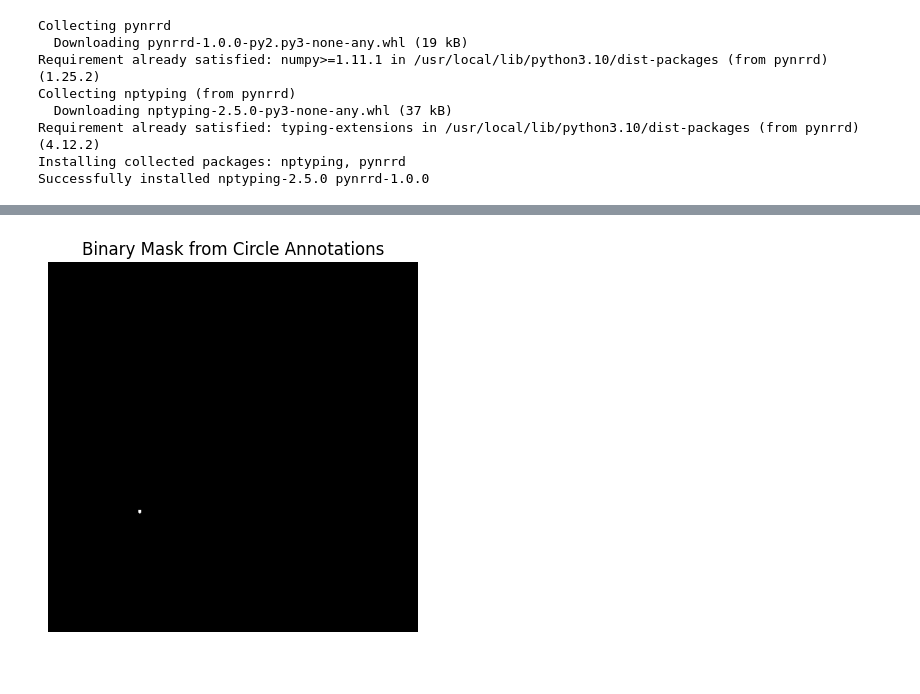
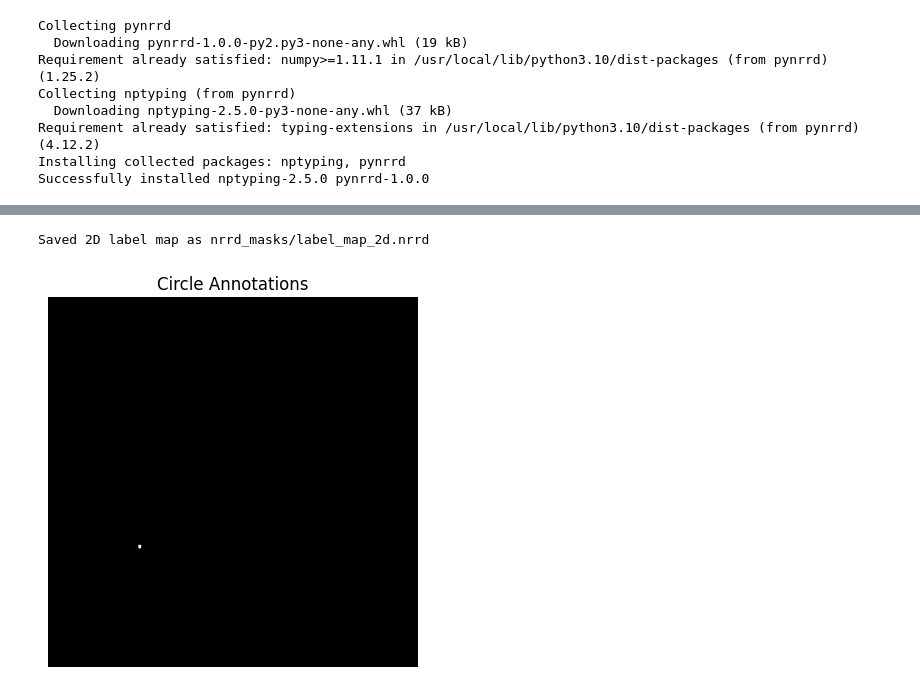
Before and after one commit to Neermita18/NSCLC_gene_mutation_cse_intern, a Jupyter notebook: Tumor_segmentations_from_XML_AIM.ipynb, the cells around one changed output, grey strips where cells are left out. Cells and saved outputs as stored; diff of their text form; code cells hidden in the pictures.

```diff
--- a/Tumor_segmentations_from_XML_AIM.ipynb
+++ b/Tumor_segmentations_from_XML_AIM.ipynb
@@ -101,17 +104,19 @@ dicom_data = pydicom.dcmread(dicom_file)
 
 circles = extract_circle_annotations(xml_file)
 
-fig, ax = plt.subplots(figsize=(10, 10))
-ax.imshow(dicom_data.pixel_array, cmap=plt.cm.bone)
+fig, ax = plt.subplots(figsize=(8, 8))
+ax.imshow(dicom_data.pixel_array, cmap='gray')
 
 
 ax.set_aspect('equal')
 
 
 for center, radius in circles:
-    circle = Circle(center, radius, color='w', fill=False)
+    circle = Circle(center, radius, color='r', fill=False)
     ax.add_patch(circle)
 
+
+ax.axis('off')
 plt.title('DICOM with Circle Annotations Overlay')
 plt.show()
 # %% [output]
@@ -172,7 +154,57 @@ Saved mask as nrrd_masks/mask.nrrd
+# %%
+dicom_data = pydicom.dcmread(dicom_file)
+image_shape = dicom_data.pixel_array.shape
+
+
+circle_annotations = extract_circle_annotations(xml_file)
+
+def create_label_map(annotations, image_shape):
+    label_map = np.zeros(image_shape, dtype=np.short)
+    label_value = 1  # Label value for the annotated region
+    for center, radius in annotations:
+        rr, cc = np.ogrid[:image_shape[0], :image_shape[1]]
+        circle_mask = (rr - center[1]) ** 2 + (cc - center[0]) ** 2 <= radius ** 2
+        label_map[circle_mask] = label_value
+        label_value += 1  # Increment label value for each new annotation
+    return label_map
+
+# Get image shape (assume it's known or predefined)
+image_shape = (512, 512)  # Adjust based on your data
+
+# Create the label map
+label_map = create_label_map(circle_annotations, image_shape)
+
+pixel_spacing = dicom_data.PixelSpacing
+image_orientation = dicom_data.ImageOrientationPatient
+image_position = dicom_data.ImagePositionPatient
+
+# Construct the NRRD header
+header = {
+    'type': 'short',  # Adjust based on your DICOM pixel data type
+    'dimension': 2,   # This is a 2D image
+    'sizes': np.array([512, 512]),
+    'endian': 'little',
+    'encoding': 'gzip',
+    'space': 'left-posterior-superior',  # Adjust based on DICOM metadata
+    'space directions': np.array([
+        [image_orientation[0] * pixel_spacing[0], image_orientation[1] * pixel_spacing[1]],
+        [image_orientation[2] * pixel_spacing[0], image_orientation[3] * pixel_spacing[1]]
+    ]),
+    'kinds': ['domain', 'domain'],
+    'space origin': np.array(image_position[:2])  # Assuming 2D slice, so take first two values
+}
+
+
+# Save the label map as an NRRD file
+output_file = os.path.join(output_directory, 'label_map_2d.nrrd')
+nrrd.write(output_file, label_map, header)
+print(f'Saved 2D label map as {output_file}')
+# %% [output]
+Saved 2D label map as nrrd_masks/label_map_2d.nrrd
 # %%
-plt.imshow(mask, cmap='gray')
-plt.title('Binary Mask from Circle Annotations')
+plt.imshow(label_map, cmap='gray')
+plt.title('Circle Annotations')
 plt.axis('off')
 plt.show()
 # %% [output]
-[figure, old version]
+[figure, new version]
```
Also changed, not shown: parts of 15 cells of this notebook.
